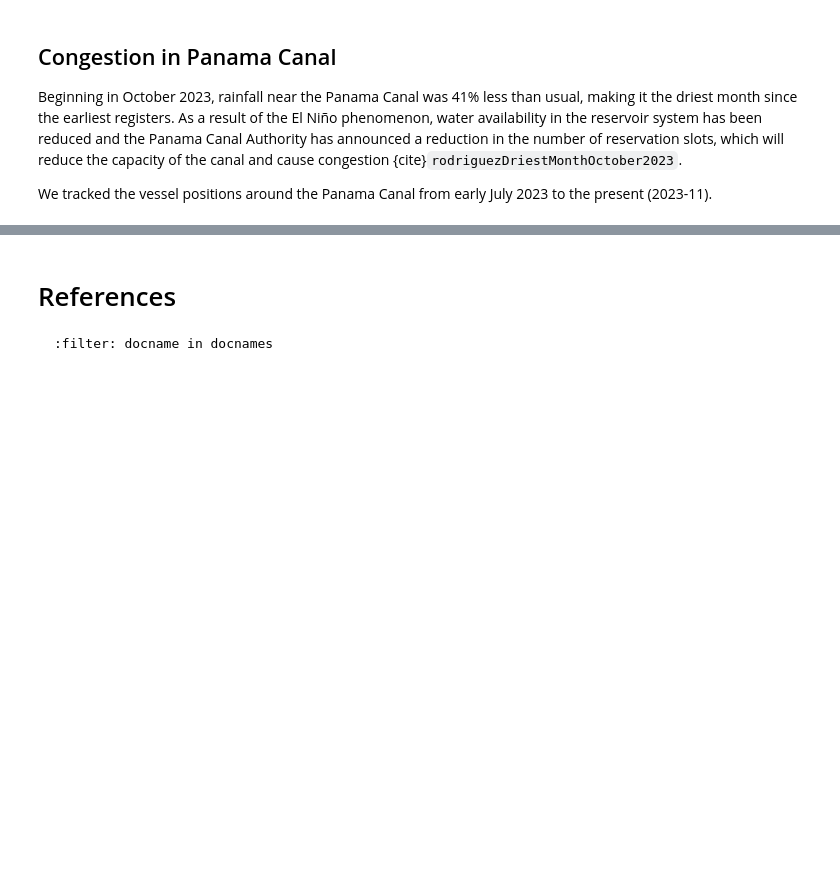
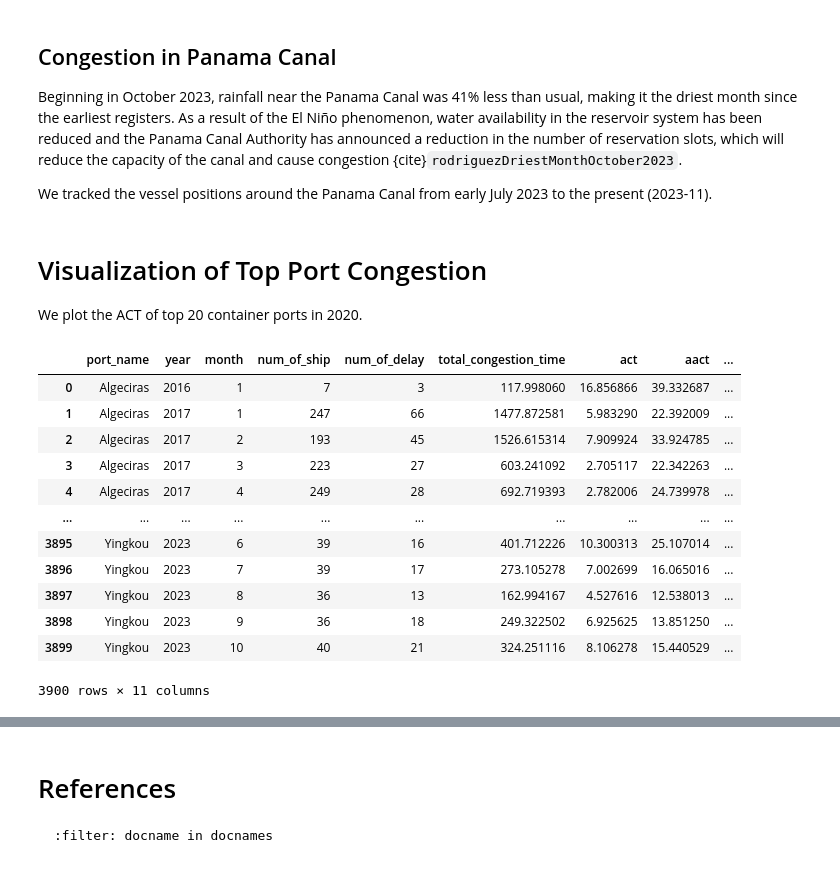
Before and after one commit to globalportcongestion/port-congestion, a Jupyter notebook: congestion.ipynb, the cells around one changed output, grey strips where cells are left out. Drawn from its saved outputs; the diff is of its cells as text; code cells hidden in the pictures; blank space fills up the shorter version.

```diff
--- a/congestion.ipynb
+++ b/congestion.ipynb
@@ -59,3 +59,24 @@ def plot_points(df):
 
 fig = plot_points(df)
 fig
+# %% [markdown]
+# Visualization of Top Port Congestion
+
+We plot the ACT of top 20 container ports in 2020.
+# %%
+congestion_df = pd.read_csv('./data/congestion_new_with_coords.csv', sep='|', header=0)
+congestion_df
+# %% [output]
+|  | port_name | year | month | num_of_ship | num_of_delay | total_congestion_time | act | aact | ... |
+| 0 | Algeciras | 2016 | 1 | 7 | 3 | 117.998060 | 16.856866 | 39.332687 | ... |
+| 1 | Algeciras | 2017 | 1 | 247 | 66 | 1477.872581 | 5.983290 | 22.392009 | ... |
+| 2 | Algeciras | 2017 | 2 | 193 | 45 | 1526.615314 | 7.909924 | 33.924785 | ... |
+| 3 | Algeciras | 2017 | 3 | 223 | 27 | 603.241092 | 2.705117 | 22.342263 | ... |
+| 4 | Algeciras | 2017 | 4 | 249 | 28 | 692.719393 | 2.782006 | 24.739978 | ... |
+| ... | ... | ... | ... | ... | ... | ... | ... | ... | ... |
+| 3895 | Yingkou | 2023 | 6 | 39 | 16 | 401.712226 | 10.300313 | 25.107014 | ... |
+| 3896 | Yingkou | 2023 | 7 | 39 | 17 | 273.105278 | 7.002699 | 16.065016 | ... |
+| 3897 | Yingkou | 2023 | 8 | 36 | 13 | 162.994167 | 4.527616 | 12.538013 | ... |
+| 3898 | Yingkou | 2023 | 9 | 36 | 18 | 249.322502 | 6.925625 | 13.851250 | ... |
+| 3899 | Yingkou | 2023 | 10 | 40 | 21 | 324.251116 | 8.106278 | 15.440529 | ... |
+3900 rows × 11 columns
```
Also changed, not shown: parts of 6 cells of this notebook, 3 other files.
